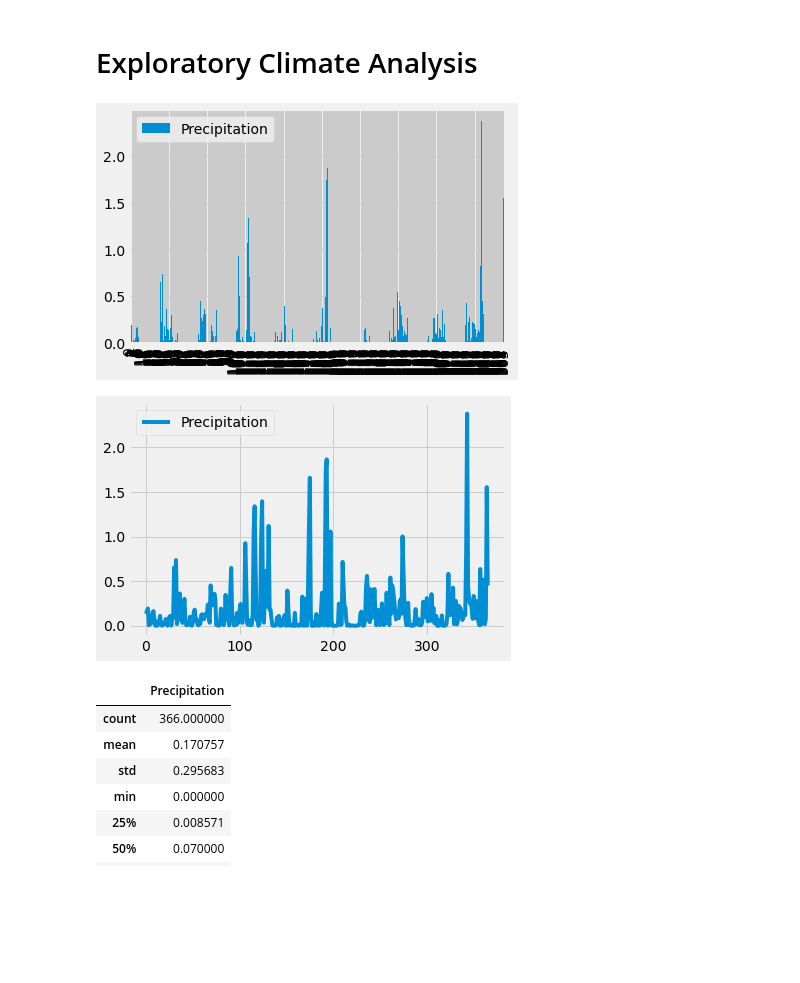
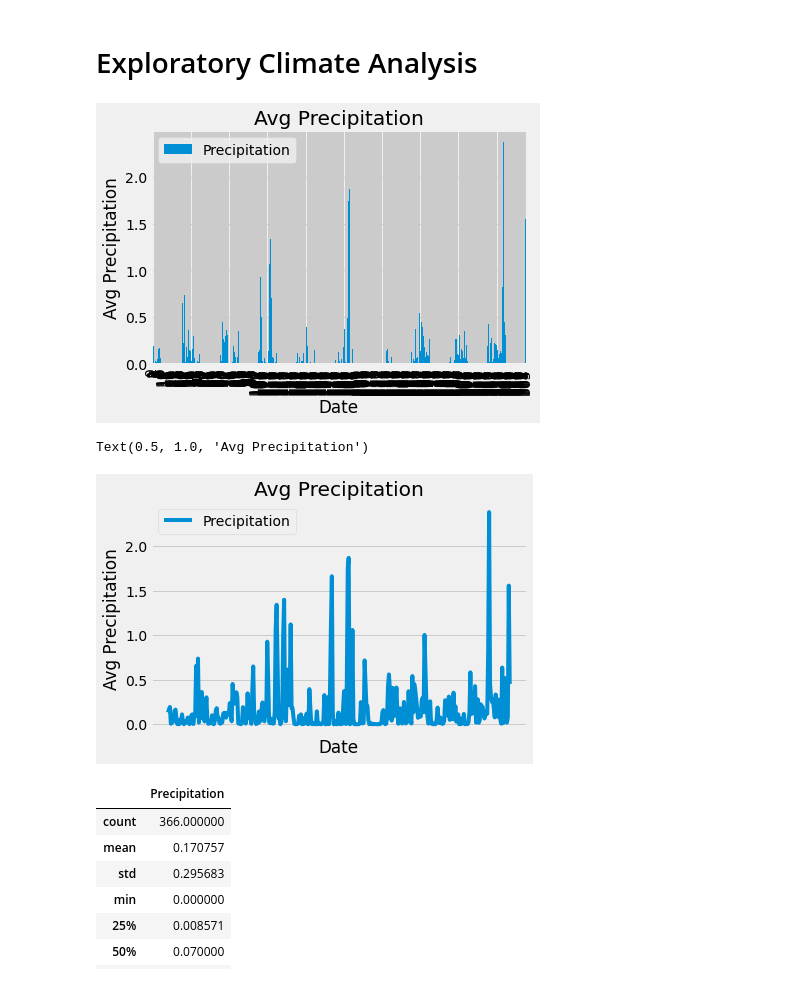
Before and after one commit to DeepIntoData/SQLAlchemy-Challenge, a Jupyter notebook: climate_starter.ipynb, the cells around one changed output. Cells and saved outputs as stored; diff of their text form; code cells hidden in the pictures; blank space fills up the shorter version.

```diff
--- a/climate_starter.ipynb
+++ b/climate_starter.ipynb
@@ -47,35 +46,46 @@ last12 = session.query(Measurement.date, func.avg(Measurement.prcp)).\
          group_by(Measurement.date).\
          order_by(Measurement.date.desc()).limit(366).all()
 
 # Calculate the date 1 year ago from the last data point in the database
 
 last_date = session.query(Measurement.date).\
             order_by(Measurement.date.desc()).\
             first().date
 
 year_ago = dt.datetime.strptime(recent_date, '%Y-%m-%d') - dt.timedelta(days=365)
 
 # Save the query results as a Pandas DataFrame and set the index to the date column
 
 df = pd.DataFrame(last12, columns =['Date', 'Precipitation'])
 df.head()
 
 # Sort the dataframe by date
 
 #ASCENDING ORDER (Descending order is already set in last12)
 df_asc = df.sort_values(by="Date")
 df_asc = df_asc.reset_index()
 df_asc = df_asc.drop(columns=['index'])
 
 # Use Pandas Plotting with Matplotlib to plot the data
 
 df.plot.bar()
+plt.ylabel("Avg Precipitation")
+plt.xlabel("Date")
+plt.xticks()
+plt.title("Avg Precipitation")
 plt.show()
 
+#OR
+
 ax = df.plot().get_figure()
+plt.ylabel("Avg Precipitation")
+plt.xlabel("Date")
+plt.xticks([])
+plt.title("Avg Precipitation")
 # %% [output]
-[figure, old version]
+[figure, new version]
+Text(0.5, 1.0, 'Avg Precipitation')
-[figure, old version]
+[figure, new version]
 # %%
 # Use Pandas to calcualte the summary statistics for the precipitation data
 
```
Also changed, not shown: parts of 4 cells of this notebook.
